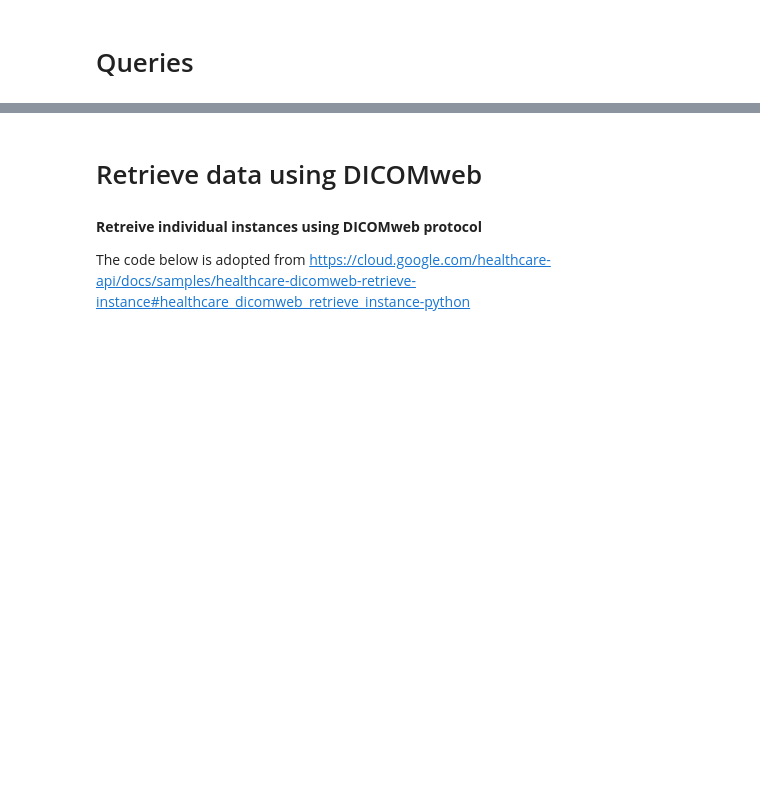
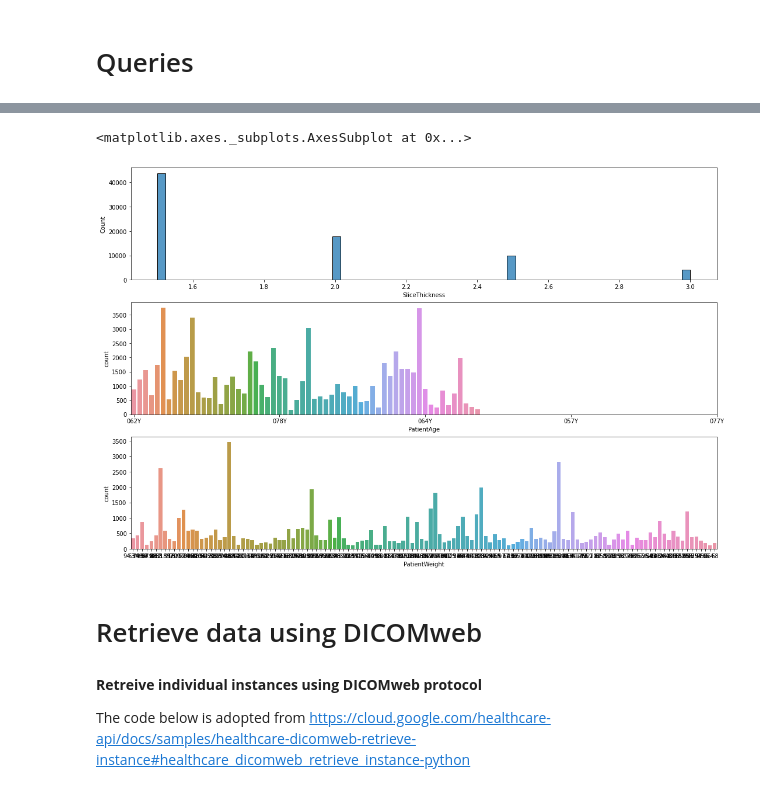
Before and after one commit to deepakri201/MIDRC_colab, a Jupyter notebook: MIDRC_BPR_by_series.ipynb, the cells around one changed output, grey strips where cells are left out. Cells and saved outputs as stored; diff of their text form; code cells hidden in the pictures; blank space fills up the shorter version.

```diff
--- a/MIDRC_BPR_by_series.ipynb
+++ b/MIDRC_BPR_by_series.ipynb
@@ -371,22 +405,26 @@ ct_limited_open_a1_r1.describe()
 # %%
 # plot selected
 
 fig, ax = plt.subplots(3, 1, figsize=(18, 12))
 
 x1 = np.random.randint(low=0, high=100, size=100)
 
 # Slice Thickness
 sb.histplot(ax=ax[0], x="SliceThickness", data=ct_limited_open_a1_r1)
 
 # PatientAge
 sb.countplot(ax=ax[1], x="PatientAge", data=ct_limited_open_a1_r1)
-ax.set_xticks(np.arange(0, len(x1)+1, 25))
+# ax.set_xticks(np.arange(0, len(x1)+1, 25))
+ax[1].set_xticks(np.arange(0, len(x1)+1, 25))
 
 # PatientWeight
 sb.countplot(ax=ax[2], x="PatientWeight", data=ct_limited_open_a1_r1)
 
 # BodyPartExamined
 #sb.countplot(ax=ax[0], x="BodyPartExamined", data=ct_open_a1_r1)
 
 # PatientSex
 #sb.countplot(ax=ax[1], x="PatientSex", data=ct_open_a1_r1)
+# %% [output]
+<matplotlib.axes._subplots.AxesSubplot at 0x...>
+[figure, added]
```
Also changed, not shown: parts of 28 cells of this notebook.
